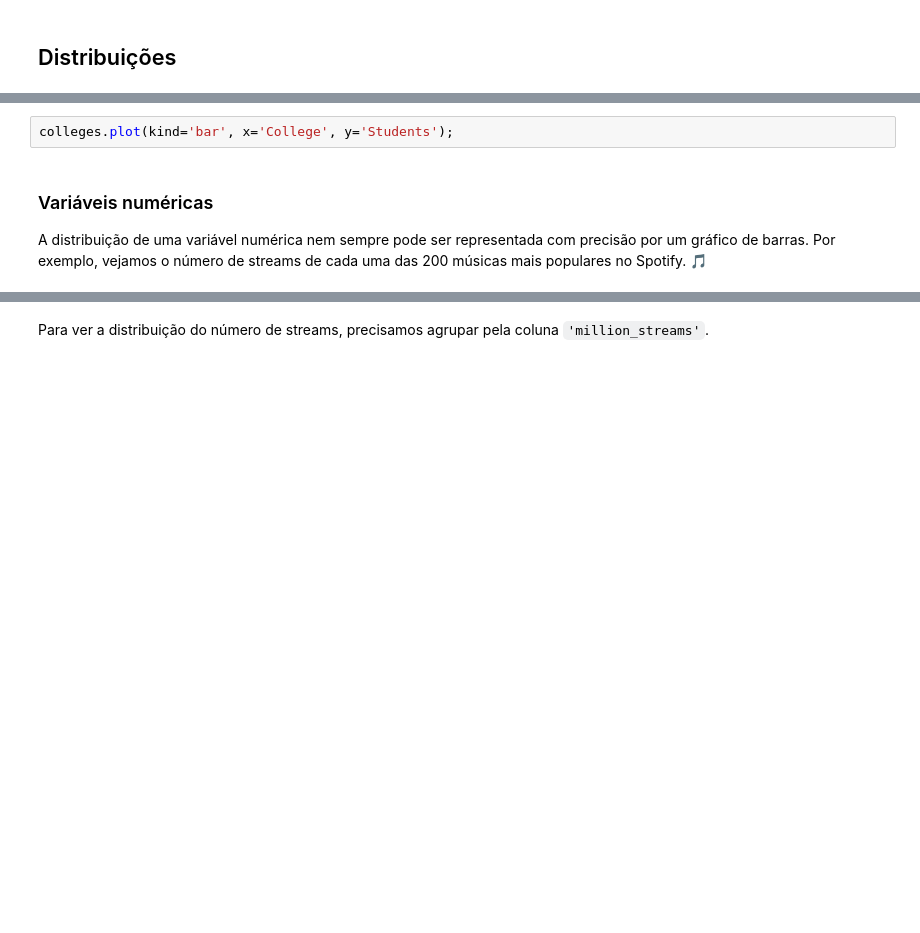
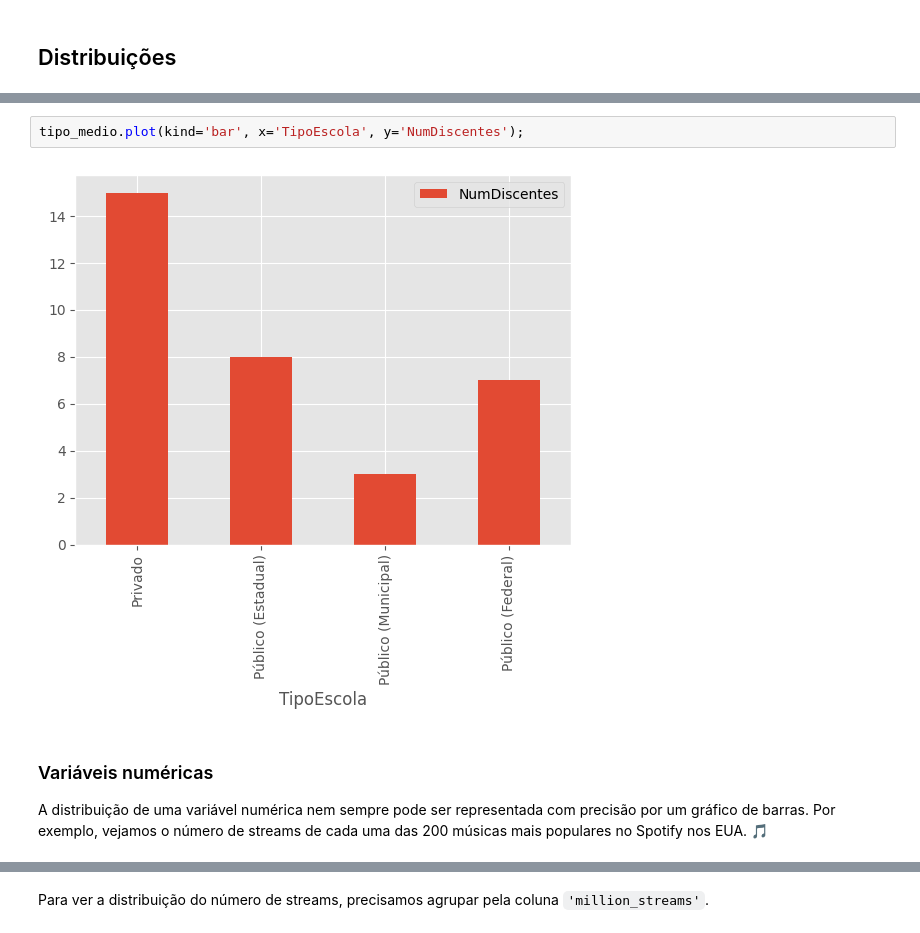
Before and after one commit to isisbiaduarte/fcd, a Jupyter notebook: _lessons/08-MaisViz.ipynb, the cells around one changed output, grey strips where cells are left out. Drawn from its saved outputs; the diff is of its cells as text; blank space fills up the shorter version.

```diff
--- a/_lessons/08-MaisViz.ipynb
+++ b/_lessons/08-MaisViz.ipynb
@@ -89,3 +85,5 @@ colleges.plot(kind='barh', x='College', y='Students');
 # %%
-colleges.plot(kind='bar', x='College', y='Students');
+tipo_medio.plot(kind='bar', x='TipoEscola', y='NumDiscentes');
+# %% [output]
+[figure, added]
 # %% [markdown]
@@ -93,3 +91,3 @@ colleges.plot(kind='bar', x='College', y='Students');
 
-A distribuição de uma variável numérica nem sempre pode ser representada com precisão por um gráfico de barras. Por exemplo, vejamos o número de streams de cada uma das 200 músicas mais populares no Spotify. 🎵
+A distribuição de uma variável numérica nem sempre pode ser representada com precisão por um gráfico de barras. Por exemplo, vejamos o número de streams de cada uma das 200 músicas mais populares no Spotify nos EUA. 🎵
 # %%
```
Also changed, not shown: parts of 47 cells of this notebook, 16 other files.
